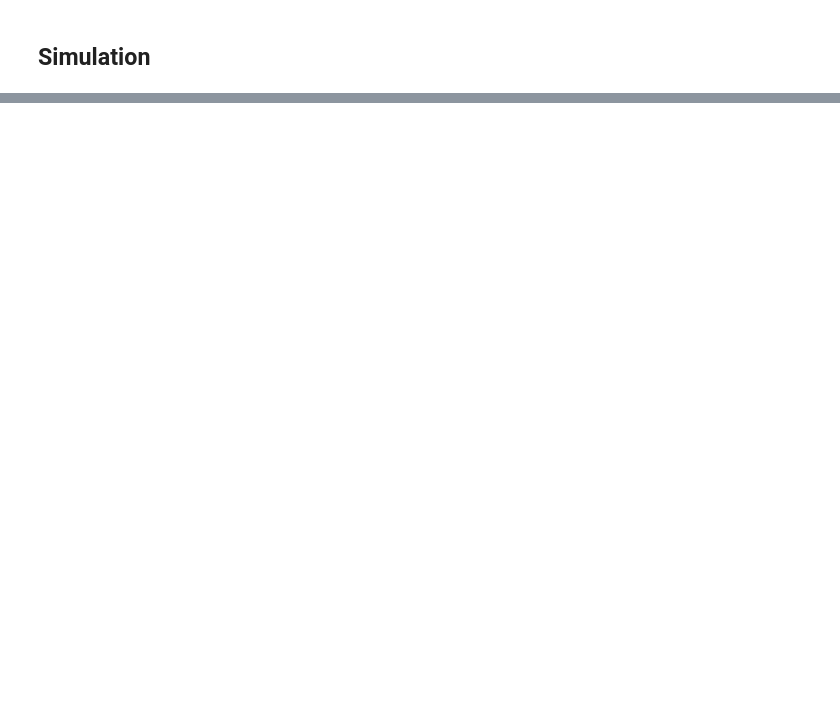
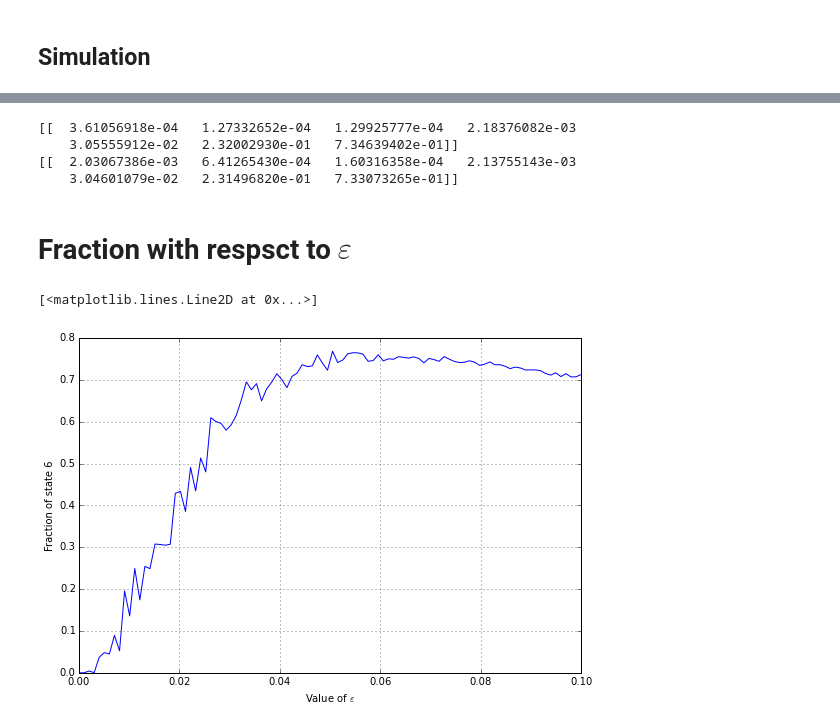
Before and after one commit to S-Nakada/HW2014, a Jupyter notebook: hw_nov26.ipynb, the cells around one changed output, grey strips where cells are left out. Cells and saved outputs as stored; diff of their text form; code cells hidden in the pictures; blank space fills up the shorter version.

```diff
--- a/hw_nov26.ipynb
+++ b/hw_nov26.ipynb
@@ -113,0 +118,16 @@ AttributeError: 'numpy.ndarray' object has no attribute 's'
+# %%
+kmr_simul_m=qe.MarkovChain(kmr_simul)
+kmr_simul_s=kmr_simul_m.stationary_distributions
+print(kmr_simul_s)
+
+
+kmr_seq_m=qe.MarkovChain(kmr_seq)
+kmr_seq_s=kmr_seq_m.stationary_distributions
+print(kmr_seq_s)
+# %% [output]
+[[  3.61056918e-04   1.27332652e-04   1.29925777e-04   2.18376082e-03
+    3.05555912e-02   2.32002930e-01   7.34639402e-01]]
+[[  2.03067386e-03   6.41265430e-04   1.60316358e-04   2.13755143e-03
+    3.04601079e-02   2.31496820e-01   7.33073265e-01]]
+# %% [markdown]
+# Fraction with respsct to $\varepsilon$
@@ -113,0 +151,36 @@ AttributeError: 'numpy.ndarray' object has no attribute 's'
+# %%
+"""
+Compute a fraction of states.
+
+"""
+
+
+def kmr_simul_simulate_state(N, p, init, T, eps_min, eps_max, eps_length, num_reps, state):
+
+     epsilons = np.linspace(eps_min, eps_max, eps_length)
+
+     fraction_sim_simul = np.zeros(eps_length)
+     for i, epsilon in enumerate(epsilons):
+         fraction_sim_simul[i] = kmr_simulate_dist(KMR_2x2_P_simultaneous(N, p, epsilon), init, T, num_reps)[state]
+     return fraction_sim_simul
+
+def kmr_seq_simulate_state(N, p, init, T, eps_min, eps_max, eps_length, num_reps, state):
+
+     epsilons = np.linspace(eps_min, eps_max, eps_length)
+
+     fraction_sim_seq = np.zeros(eps_length)
+     for i, epsilon in enumerate(epsilons):
+         fraction_sim_seq[i] = kmr_simulate_dist(KMR_2x2_P_sequential(N, p, epsilon), init, T, num_reps)[state]
+     return fraction_sim_seq
+# %%
+frac_simul_6=kmr_simul_simulate_state(N, p, init=0, T=1000, eps_min=0.00001, eps_max=0.1, eps_length=100, num_reps=100,state=6)
+# %%
+fig, ax = plt.subplots(figsize=(9, 6))
+ax.grid()
+ax.set_xlabel(r'Value of $\varepsilon$')
+ax.set_ylabel('Fraction of state 6')
+ax.set_xlim(eps_min, eps_max)
+ax.plot(epsilons, frac_simul_6)
+# %% [output]
+[<matplotlib.lines.Line2D at 0x...>]
+[figure, added]
```
Also changed, not shown: parts of 12 cells of this notebook, 2 other files.
